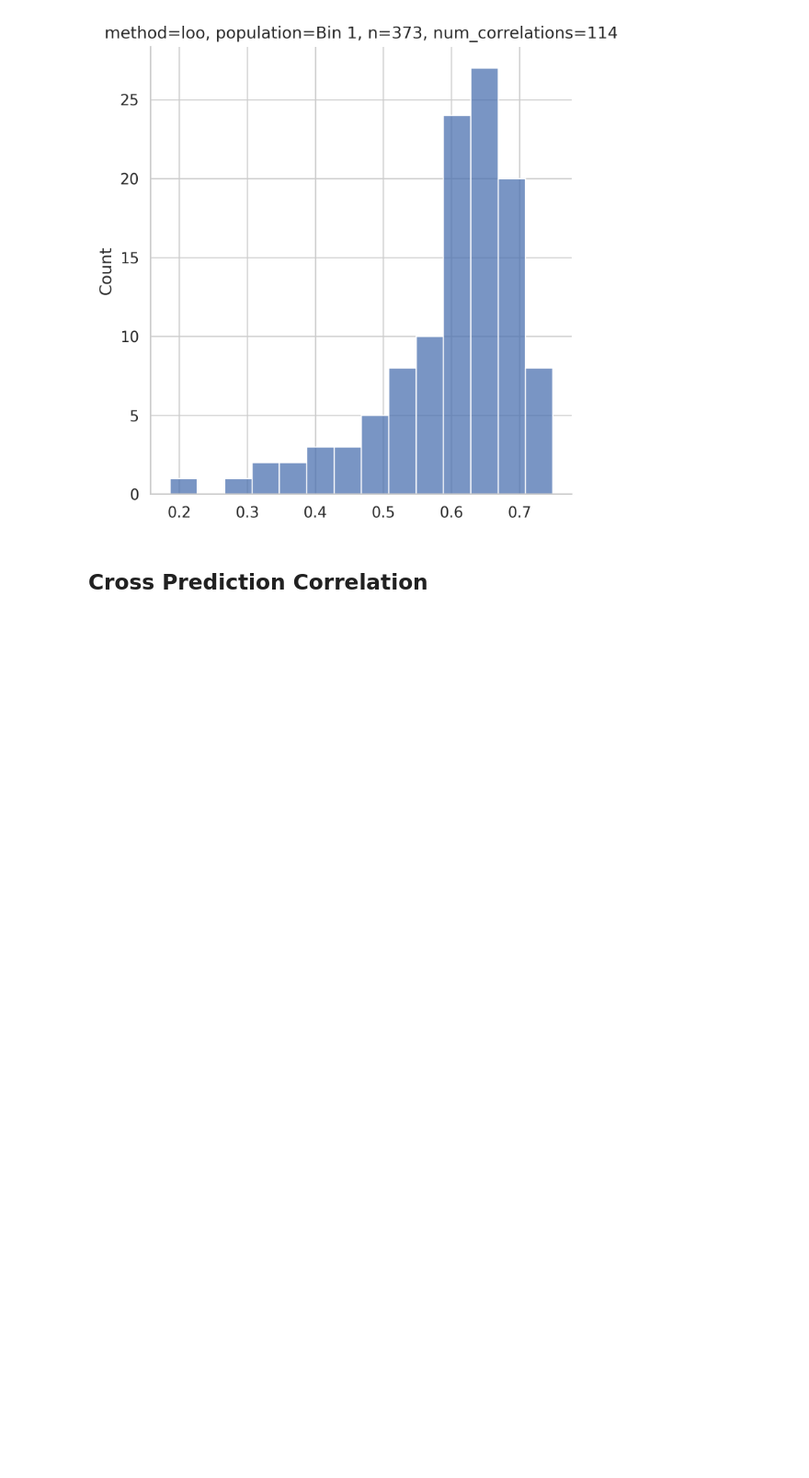
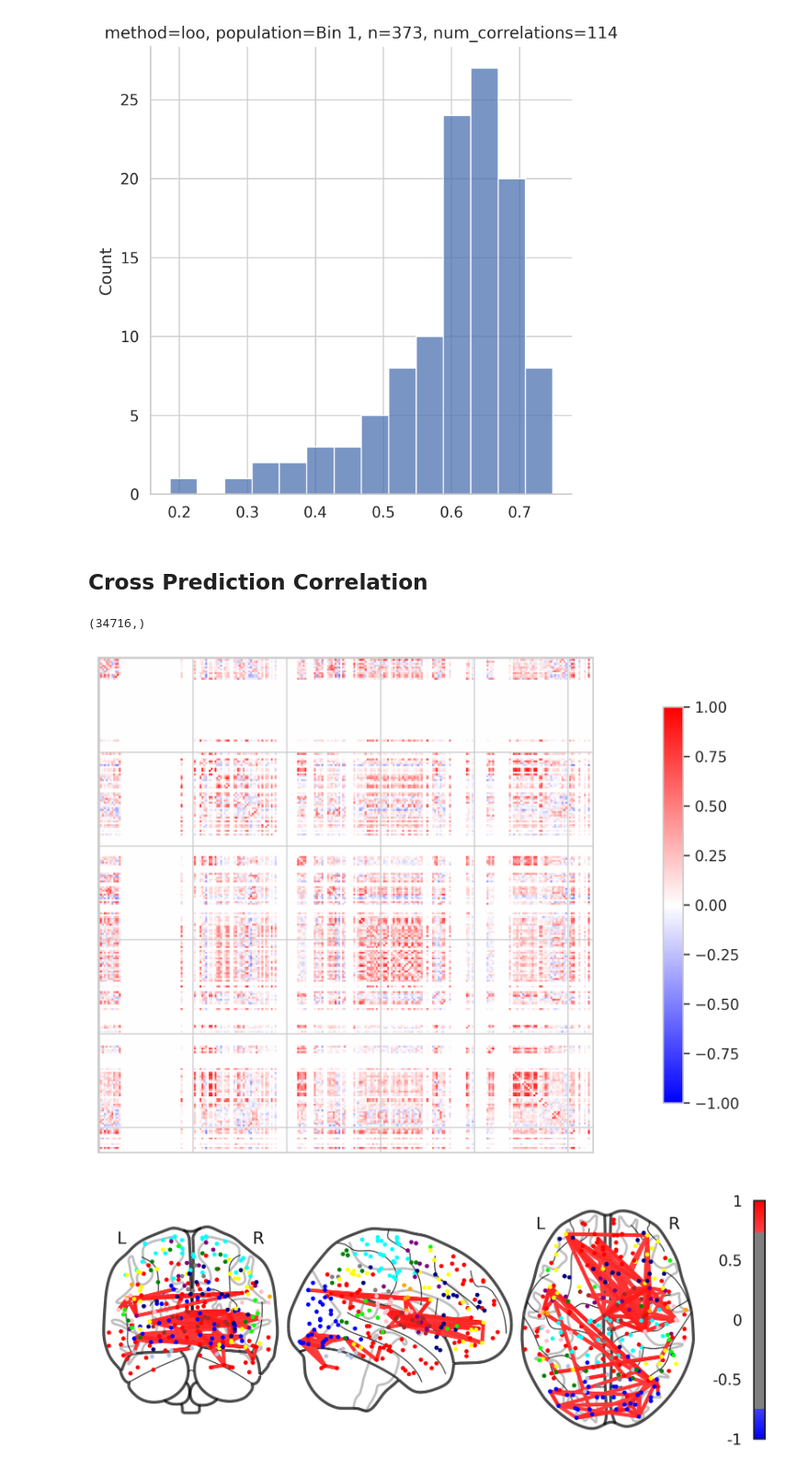
Before and after one commit to Brian-Pho/MSc_Research-Project, a Jupyter notebook: src/Preprocessing/Correlation Between Samples.ipynb, the cells around one changed output. Shown at 92% size. Cells and saved outputs as stored; diff of their text form; code cells hidden in the pictures; blank space fills up the shorter version.

```diff
--- a/src/Preprocessing/Correlation Between Samples.ipynb
+++ b/src/Preprocessing/Correlation Between Samples.ipynb
@@ -115,6 +115,30 @@ Text(0.5, 1.0, 'method=loo, population=Bin 1, n=373, num_correlations=114')
 [figure]
 # %% [markdown]
 ## Cross Prediction Correlation
+# %%
+# This cell was used to find the sample that resulted in null correlations
+from common.plotting import plot_connections
+
+bin_means = [(np.mean(X_bin, axis=0), bin_label) for X_bin, bin_label in zip(X_bins, bin_labels)]
+cross_pred_corr = []
+
+for X_bin, bin_label in zip(X_bins, bin_labels):
+    for bin_mean, bin_mean_label in bin_means:
+        if bin_label != 'Bin 1':
+            continue
+
+        bin_correlations = [stats.pearsonr(sample, bin_mean)[0] for sample in X_bin]
+        print(len(bin_correlations), np.argwhere(np.isnan(bin_correlations)))
+        bin_mean_corr = np.mean(bin_correlations)
+        print('mean', bin_mean_corr)
+        cross_pred_corr.append({'Train': bin_label, 'Test': bin_mean_label, 'Mean': bin_mean_corr})
+
+print(X_bins[0][51].shape)
+plot_connections(X_bins[0][51], -1, 1, show_matrix=True, show_pos_neg=False)
+# %% [output]
+(34716,)
+[figure, added]
+[figure, added]
 # %%
 bin_means = [(np.mean(X_bin, axis=0), bin_label) for X_bin, bin_label in zip(X_bins, bin_labels)]
 cross_pred_corr = []
```
Also changed, not shown: parts of 5 cells of this notebook, 15 other files.
